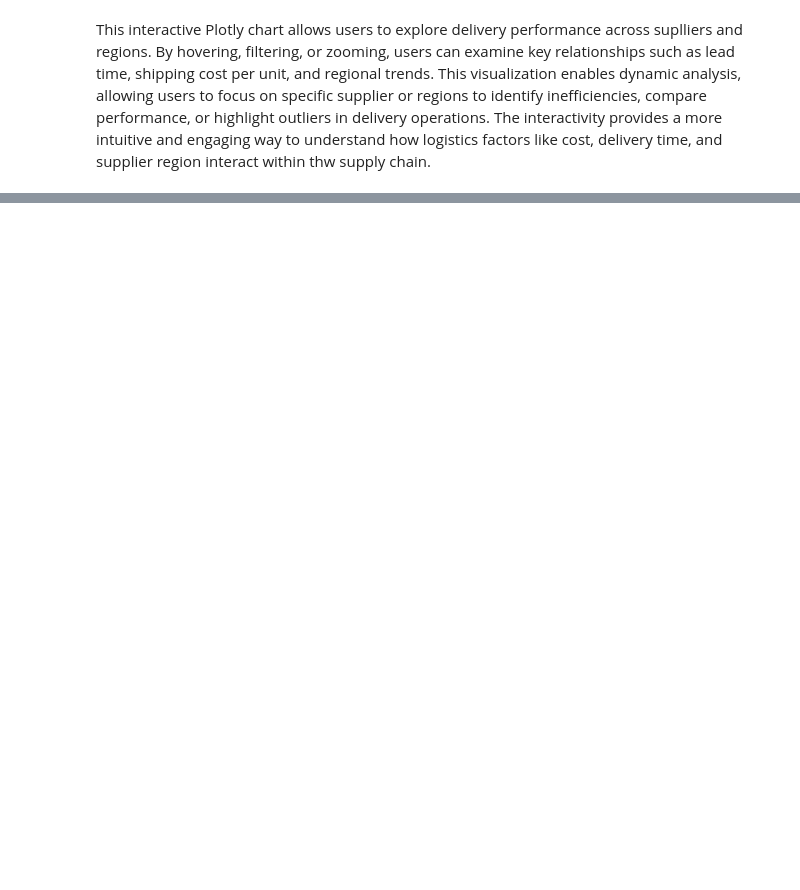
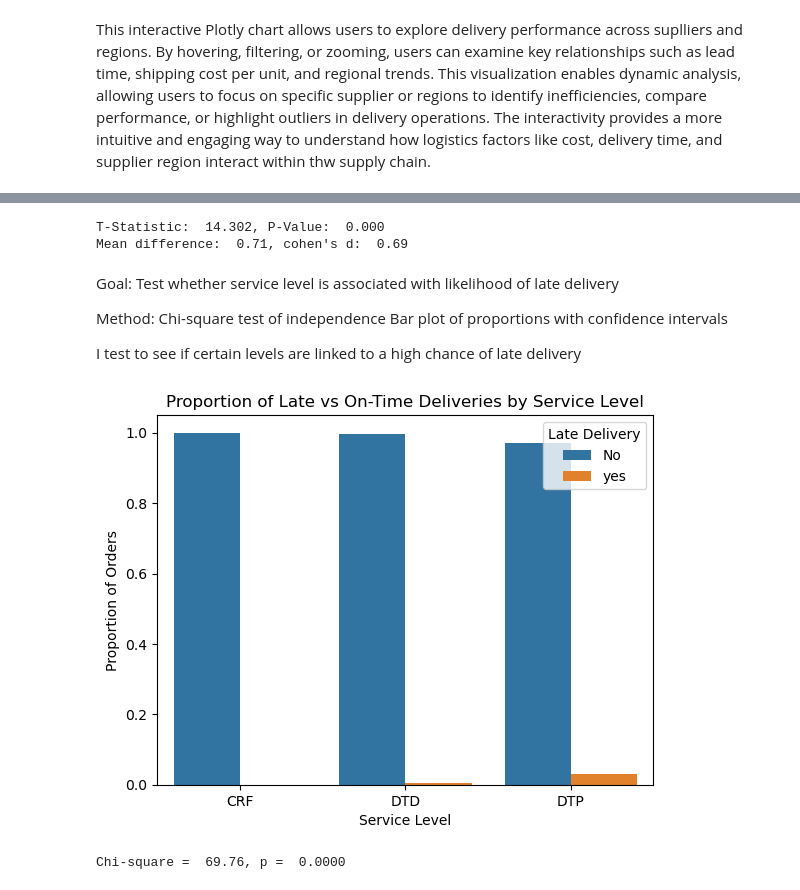
Before and after one commit to IT2053C-Gilany/final-project-patellldiyaaa, a Jupyter notebook: final-project.ipynb, the cells around one changed output, grey strips where cells are left out. Saved outputs shown, nothing was run; the diff lists cells and outputs as text; code cells hidden in the pictures; blank space fills up the shorter version.

```diff
--- a/final-project.ipynb
+++ b/final-project.ipynb
@@ -521,0 +583,43 @@ fig.show()
+# %%
+from scipy import stats
+
+carrier_a = df[df["Carrier"] == "V444_0"]["TPT"]
+carrier_b = df[df["Carrier"] == "V44_3"]["TPT"]
+
+t_stat, p_value = stats.ttest_ind(carrier_a, carrier_b, equal_var=False)
+mean_diff = carrier_a.mean() - carrier_b.mean()
+cohen_d = mean_diff / \
+    np.sqrt((carrier_a.std() ** 2 + carrier_b.std() ** 2) / 2)
+
+
+print(f"T-Statistic: {t_stat: .3f}, P-Value: {p_value: .3f}")
+print(f"Mean difference: {mean_diff: .2f}, cohen's d: {cohen_d: .2f}")
+# %% [output]
+T-Statistic:  14.302, P-Value:  0.000
+Mean difference:  0.71, cohen's d:  0.69
+# %% [markdown]
+Goal: Test whether service level is associated with likelihood of late delivery
+
+Method: Chi-square test of independence
+Bar plot of proportions with confidence intervals
+
+I test to see if certain levels are linked to a high chance of late delivery
+# %%
+df['Late Delivery'] = np.where(df['Ship Late Day count'] > 0, 'yes', 'No')
+
+contingency = pd.crosstab(df['Service Level'], df['Late Delivery'])
+chi2, p, dof, expected = stats.chi2_contingency(contingency)
+
+
+prop_df = df.groupby('Service Level')['Late Delivery'].value_counts(
+    normalize=True).rename("Proportion").reset_index()
+sns.barplot(data=prop_df, x='Service Level',
+            y='Proportion', hue='Late Delivery', errorbar=('ci', 95))
+plt.title('Proportion of Late vs On-Time Deliveries by Service Level')
+plt.ylabel('Proportion of Orders')
+plt.show()
+
+print(f"Chi-square = {chi2: .2f}, p = {p: .4f}")
+# %% [output]
+[figure, added]
+Chi-square =  69.76, p =  0.0000
```
Also changed, not shown: parts of 17 cells of this notebook.
